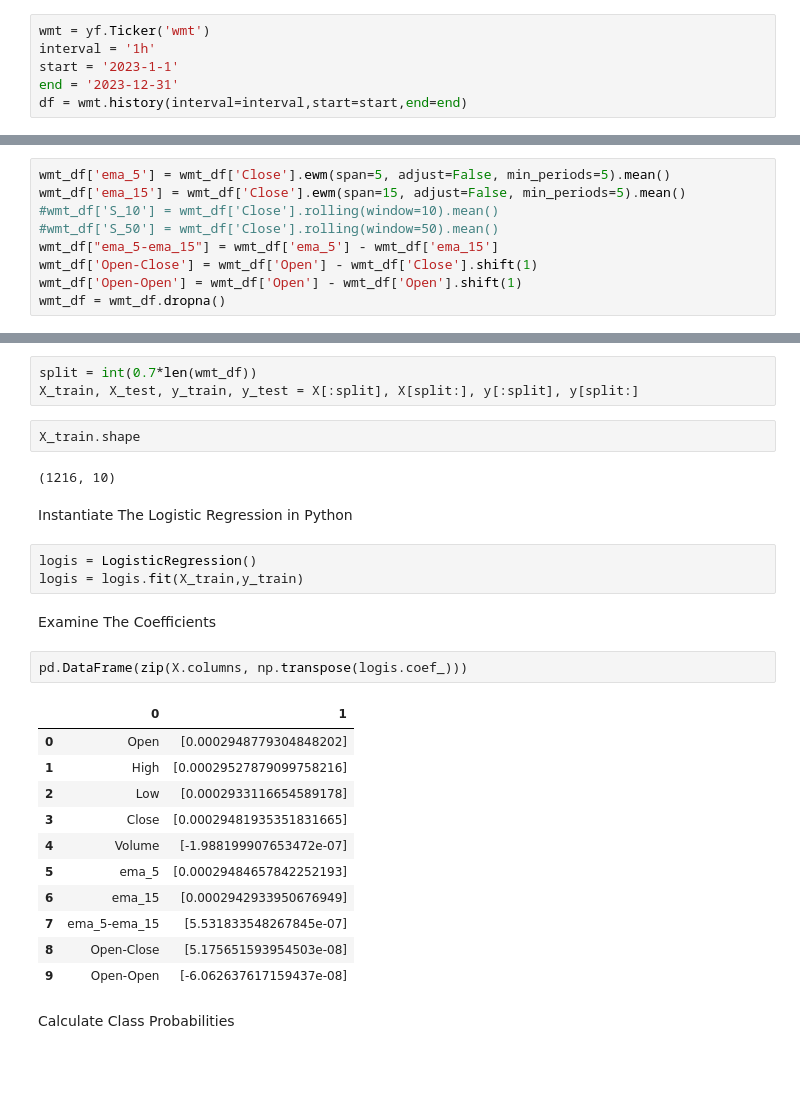
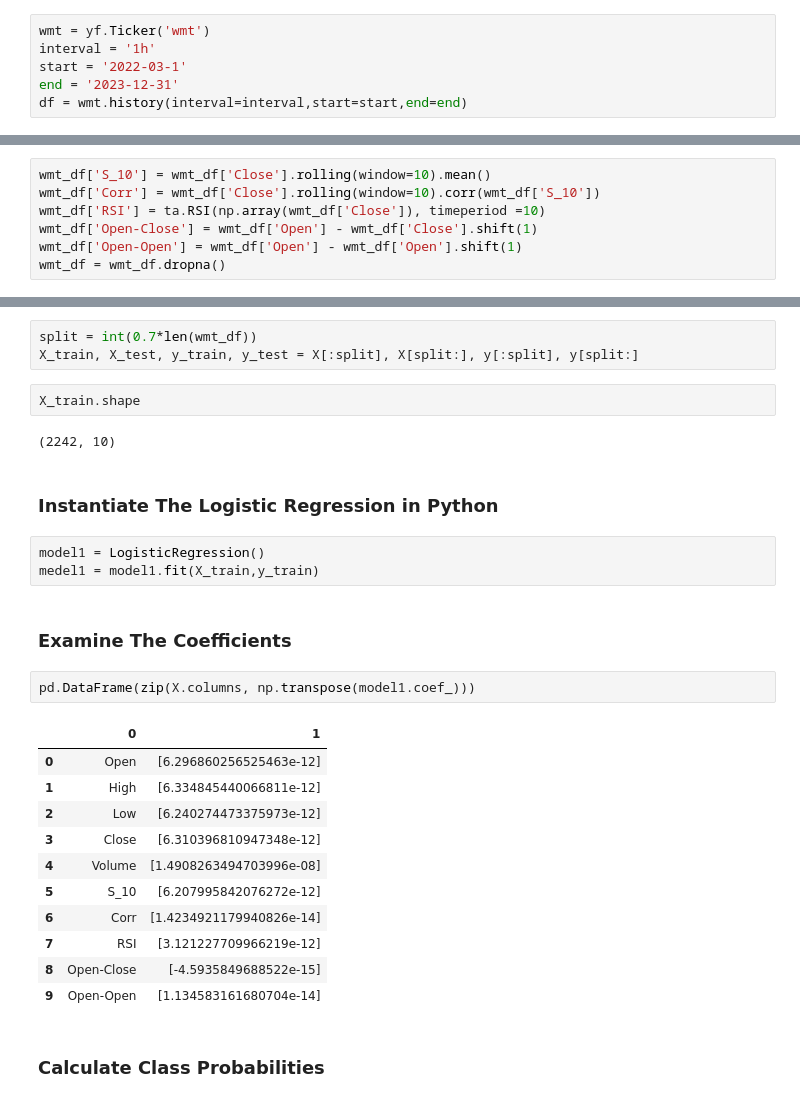
Before and after one commit to TripopN/Walmart-stock-price-movement-prediction-with-logistic-regression, a Jupyter notebook: 6610422011_Assignment_logistic_regression.ipynb, the cells around one changed output, grey strips where cells are left out. Cells and saved outputs as stored; diff of their text form; blank space fills up the shorter version.

```diff
--- a/6610422011_Assignment_logistic_regression.ipynb
+++ b/6610422011_Assignment_logistic_regression.ipynb
@@ -38,7 +32,7 @@ Get **Walmart** stock price from yahoo finance.
 # %%
 wmt = yf.Ticker('wmt')
 interval = '1h'
-start = '2023-1-1'
+start = '2022-03-1'
 end = '2023-12-31'
 df = wmt.history(interval=interval,start=start,end=end)
 # %%
@@ -84,9 +101,7 @@ plt.show()
 # %%
-wmt_df['ema_5'] = wmt_df['Close'].ewm(span=5, adjust=False, min_periods=5).mean()
-wmt_df['ema_15'] = wmt_df['Close'].ewm(span=15, adjust=False, min_periods=5).mean()
-#wmt_df['S_10'] = wmt_df['Close'].rolling(window=10).mean()
-#wmt_df['S_50'] = wmt_df['Close'].rolling(window=50).mean()
-wmt_df["ema_5-ema_15"] = wmt_df['ema_5'] - wmt_df['ema_15']
+wmt_df['S_10'] = wmt_df['Close'].rolling(window=10).mean()
+wmt_df['Corr'] = wmt_df['Close'].rolling(window=10).corr(wmt_df['S_10'])
+wmt_df['RSI'] = ta.RSI(np.array(wmt_df['Close']), timeperiod =10)
 wmt_df['Open-Close'] = wmt_df['Open'] - wmt_df['Close'].shift(1)
 wmt_df['Open-Open'] = wmt_df['Open'] - wmt_df['Open'].shift(1)
 wmt_df = wmt_df.dropna()
@@ -129,30 +128,30 @@ X_train, X_test, y_train, y_test = X[:split], X[split:], y[:split], y[split:]
 # %%
 X_train.shape
 # %% [output]
-(1216, 10)
+(2242, 10)
 # %% [markdown]
-Instantiate The Logistic Regression in Python
+### Instantiate The Logistic Regression in Python
 # %%
-logis = LogisticRegression()
-logis = logis.fit(X_train,y_train)
+model1 = LogisticRegression()
+medel1 = model1.fit(X_train,y_train)
 # %% [markdown]
-Examine The Coefficients
+### Examine The Coefficients
 # %%
-pd.DataFrame(zip(X.columns, np.transpose(logis.coef_)))
+pd.DataFrame(zip(X.columns, np.transpose(model1.coef_)))
 # %% [output]
 |  | 0 | 1 |
-| 0 | Open | [0.0002948779304848202] |
-| 1 | High | [0.00029527879099758216] |
-| 2 | Low | [0.0002933116654589178] |
-| 3 | Close | [0.00029481935351831665] |
-| 4 | Volume | [-1.988199907653472e-07] |
-| 5 | ema_5 | [0.00029484657842252193] |
-| 6 | ema_15 | [0.0002942933950676949] |
-| 7 | ema_5-ema_15 | [5.531833548267845e-07] |
-| 8 | Open-Close | [5.175651593954503e-08] |
-| 9 | Open-Open | [-6.062637617159437e-08] |
+| 0 | Open | [6.296860256525463e-12] |
+| 1 | High | [6.334845440066811e-12] |
+| 2 | Low | [6.240274473375973e-12] |
+| 3 | Close | [6.310396810947348e-12] |
+| 4 | Volume | [1.4908263494703996e-08] |
+| 5 | S_10 | [6.207995842076272e-12] |
+| 6 | Corr | [1.4234921179940826e-14] |
+| 7 | RSI | [3.121227709966219e-12] |
+| 8 | Open-Close | [-4.5935849688522e-15] |
+| 9 | Open-Open | [1.134583161680704e-14] |
 # %% [markdown]
-Calculate Class Probabilities
+### Calculate Class Probabilities
 # %%
 # Specify the date for prediction
 prediction_date = '2023-09-20'
```
Also changed, not shown: parts of 68 cells of this notebook.
